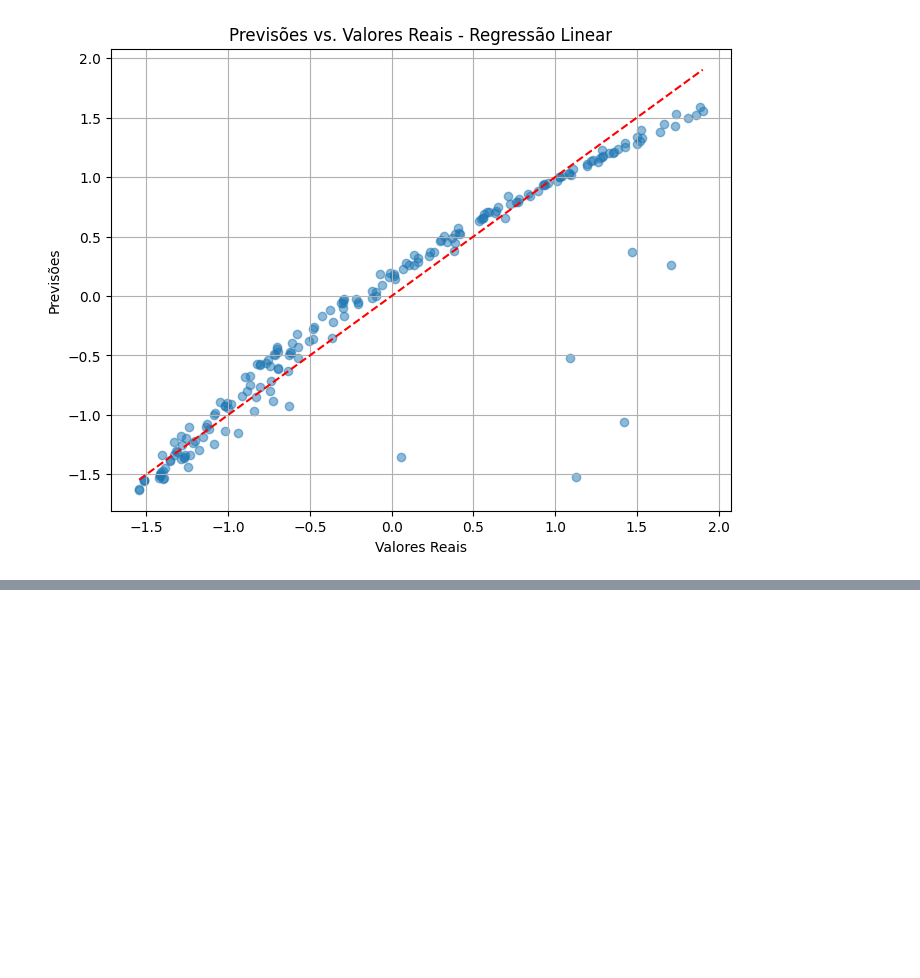
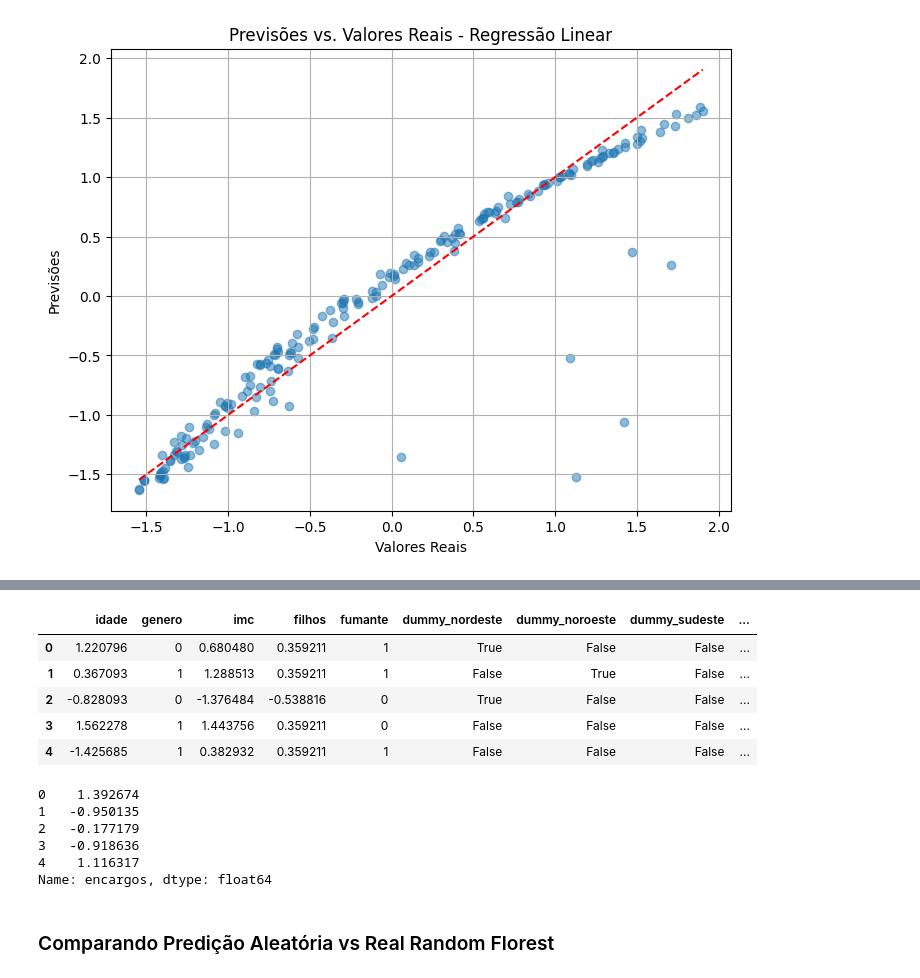
Before and after one commit to jordanmsouza/TechChallenge_Fase1_Grupo4, a Jupyter notebook: Tech_Challange_Fase1_Grupo4.ipynb, the cells around one changed output, grey strips where cells are left out. Cells and saved outputs as stored; diff of their text form; code cells hidden in the pictures; blank space fills up the shorter version.

```diff
--- a/Tech_Challange_Fase1_Grupo4.ipynb
+++ b/Tech_Challange_Fase1_Grupo4.ipynb
@@ -551,0 +635,20 @@ Ao analisarmos o grafico verifcamos que apesar de não estarem todos sobre a ret
+# %%
+x_aleatorio.head()
+# %% [output]
+|  | idade | genero | imc | filhos | fumante | dummy_nordeste | dummy_noroeste | dummy_sudeste | ... |
+| 0 | 1.220796 | 0 | 0.680480 | 0.359211 | 1 | True | False | False | ... |
+| 1 | 0.367093 | 1 | 1.288513 | 0.359211 | 1 | False | True | False | ... |
+| 2 | -0.828093 | 0 | -1.376484 | -0.538816 | 0 | True | False | False | ... |
+| 3 | 1.562278 | 1 | 1.443756 | 0.359211 | 0 | False | False | False | ... |
+| 4 | -1.425685 | 1 | 0.382932 | 0.359211 | 1 | False | False | False | ... |
+# %%
+y_aleatorio.head()
+# %% [output]
+0    1.392674
+1   -0.950135
+2   -0.177179
+3   -0.918636
+4    1.116317
+Name: encargos, dtype: float64
+# %% [markdown]
+### Comparando Predição Aleatória vs Real Random Florest
```
Also changed, not shown: parts of 33 cells of this notebook.
